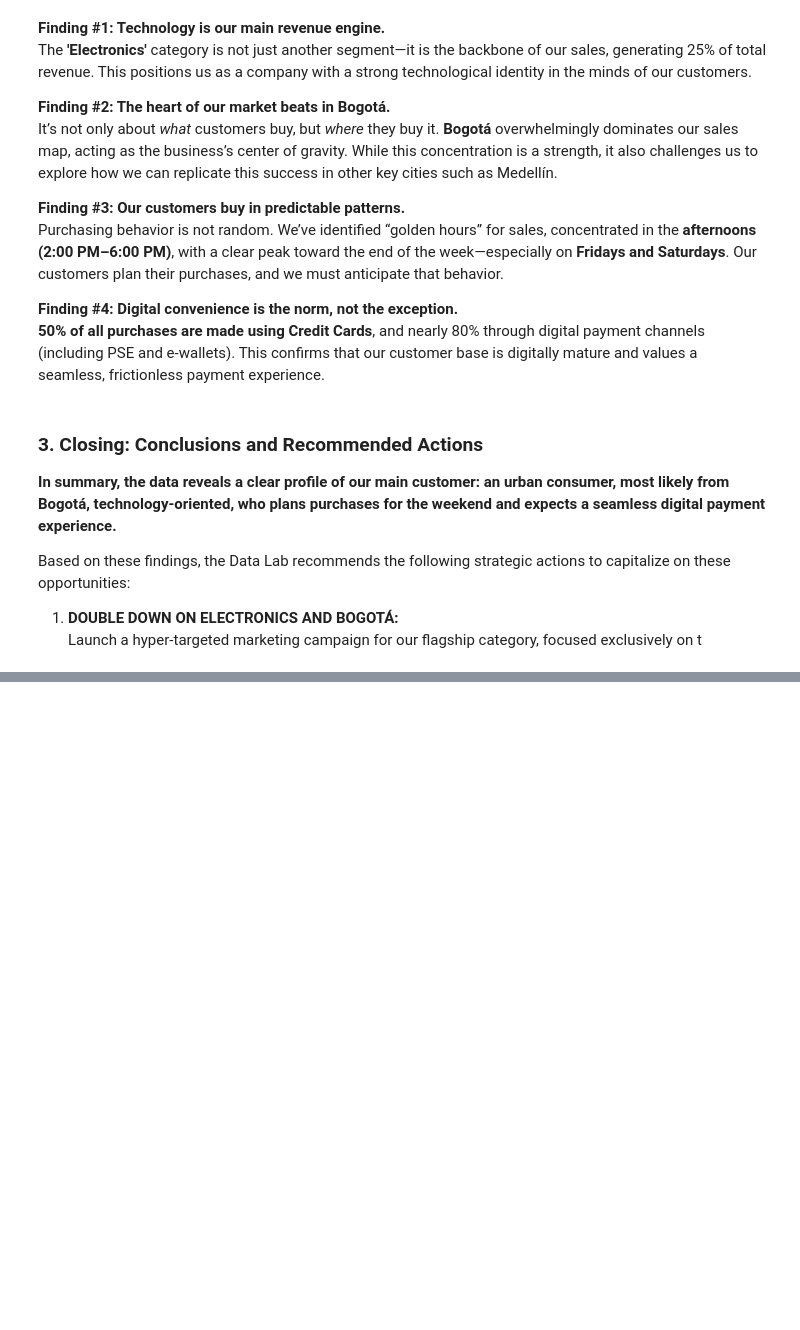
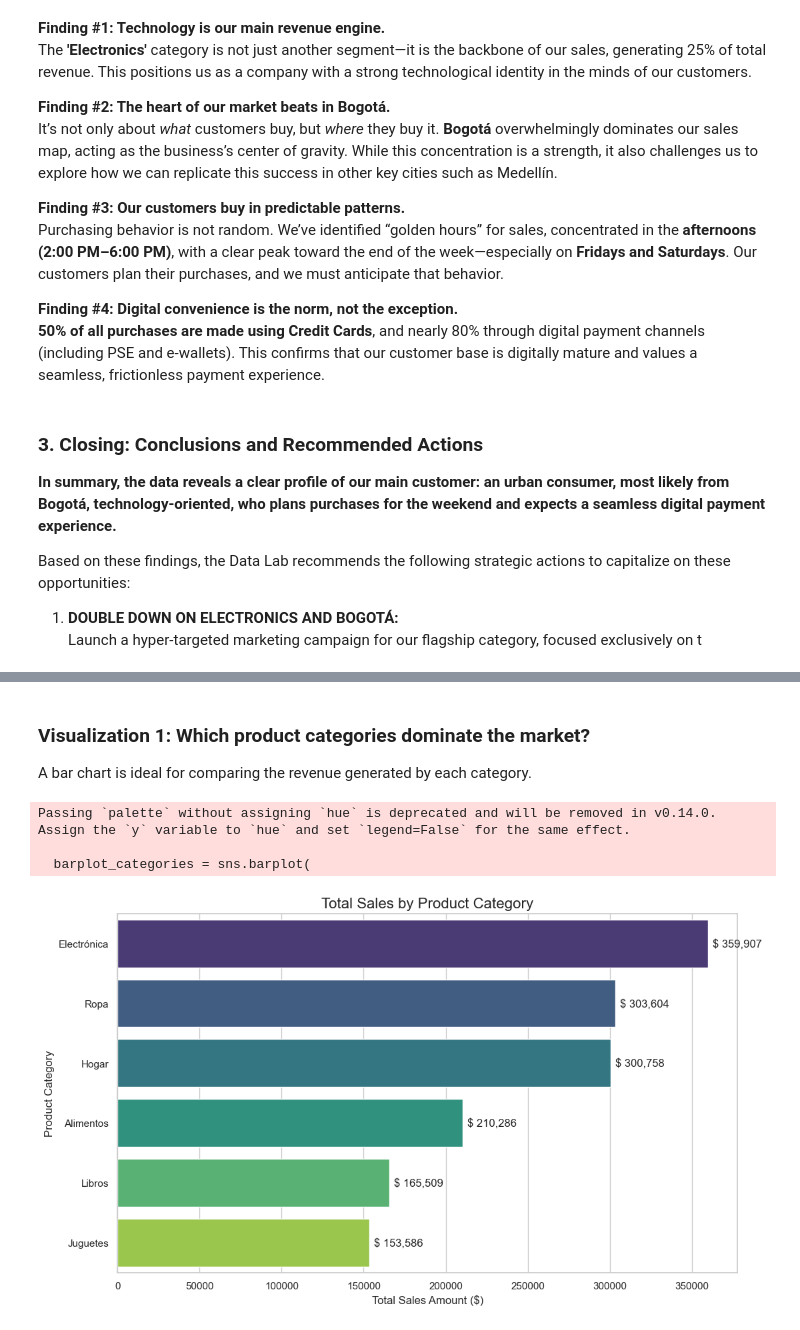
Before and after one commit to Elimge/lufemage-data-lab, a Jupyter notebook: notebooks/01_sales_analysis.ipynb, the cells around one changed output, grey strips where cells are left out. Drawn from its saved outputs; the diff is of its cells as text; code cells hidden in the pictures; blank space fills up the shorter version.

Commit message:
feat: Add data visualizations and custom metrics to analysis

```diff
--- a/notebooks/01_sales_analysis.ipynb
+++ b/notebooks/01_sales_analysis.ipynb
@@ -421,0 +428,35 @@ Based on these findings, the Data Lab recommends the following strategic actions
+# %%
+# Import visualization libraries
+import matplotlib.pyplot as plt
+import seaborn as sns
+import os
+
+# Set a consistent style for the plots
+sns.set_theme(style="whitegrid")
+plt.rcParams["figure.figsize"] = (10, 6) # Set default figure size
+# %% [markdown]
+### Visualization 1: Which product categories dominate the market?
+
+A bar chart is ideal for comparing the revenue generated by each category.
+# %%
+# Reuse the Dataframe from category sales summary
+plt.figure(figsize=(12, 7)) # a larger figure for better readability
+barplot_categories = sns.barplot(
+    x=df_category_summary["Total Sales"],
+    y=df_category_summary.index, # Use index for y-axis (categories)
+    palette="viridis"
+)
+
+plt.title("Total Sales by Product Category", fontsize=16)
+plt.xlabel("Total Sales Amount ($)", fontsize=12)
+plt.ylabel("Product Category", fontsize=12)
+
+for container in barplot_categories.containers:
+    barplot_categories.bar_label(container, fmt="$ {:,.0f}", label_type="edge", padding=5)
+
+plt.show()
+# %% [output]
+Passing `palette` without assigning `hue` is deprecated and will be removed in v0.14.0. Assign the `y` variable to `hue` and set `legend=False` for the same effect.
+
+  barplot_categories = sns.barplot(
+[figure, added]
```
Also changed, not shown: parts of 7 cells of this notebook, 1 other file.
